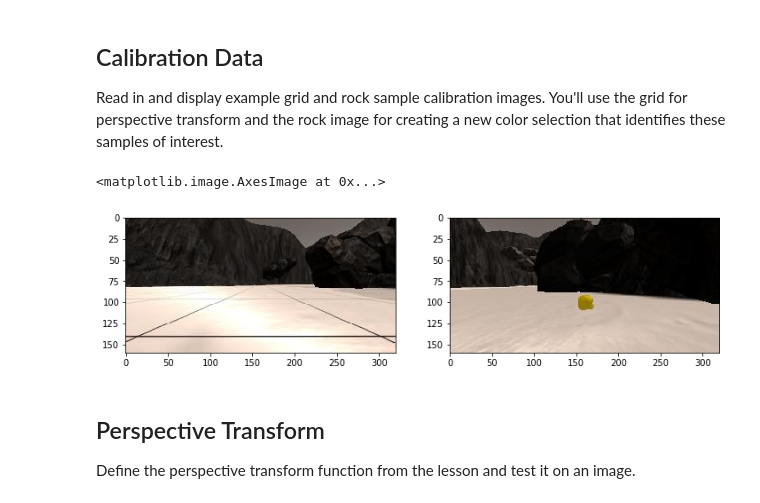
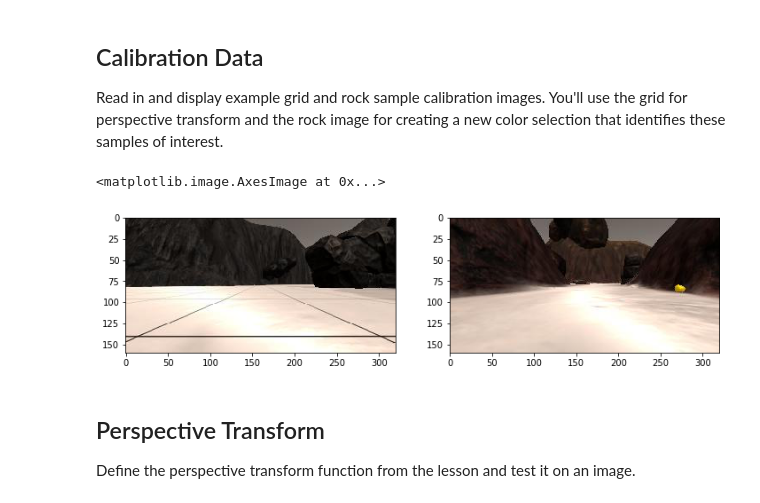
Before and after one commit to GilMe/RoboND-Rover-Project, a Jupyter notebook: code/Rover_Project_Test_Notebook.ipynb, the cells around one changed output. Drawn from its saved outputs; the diff is of its cells as text; code cells hidden in the pictures.

```diff
--- a/code/Rover_Project_Test_Notebook.ipynb
+++ b/code/Rover_Project_Test_Notebook.ipynb
@@ -49,21 +49,22 @@ Read in and display example grid and rock sample calibration images.  You'll use
 # %%
 #%matplotlib notebook
 # In the simulator you can toggle on a grid on the ground for calibration
 # You can also toggle on the rock samples with the 0 (zero) key.
 # Here's an example of the grid and one of the rocks
 example_grid = '../calibration_images/example_grid1.jpg'
-example_rock = '../calibration_images/example_rock1.jpg'
+#example_rock = '../calibration_images/example_rock1.jpg'
+example_rock = '../calibration_images/test_rock1.jpg'
 grid_img = mpimg.imread(example_grid)
 rock_img = mpimg.imread(example_rock)
 
 fig = plt.figure(figsize=(12,3))
 plt.subplot(121)
 plt.imshow(grid_img)
 plt.subplot(122)
 plt.imshow(rock_img)
 # %% [output]
 <matplotlib.image.AxesImage at 0x...>
-[figure, old version]
+[figure, new version]
 # %% [markdown]
 ## Perspective Transform
 
```
Also changed, not shown: parts of 4 cells of this notebook, 2 other files.
